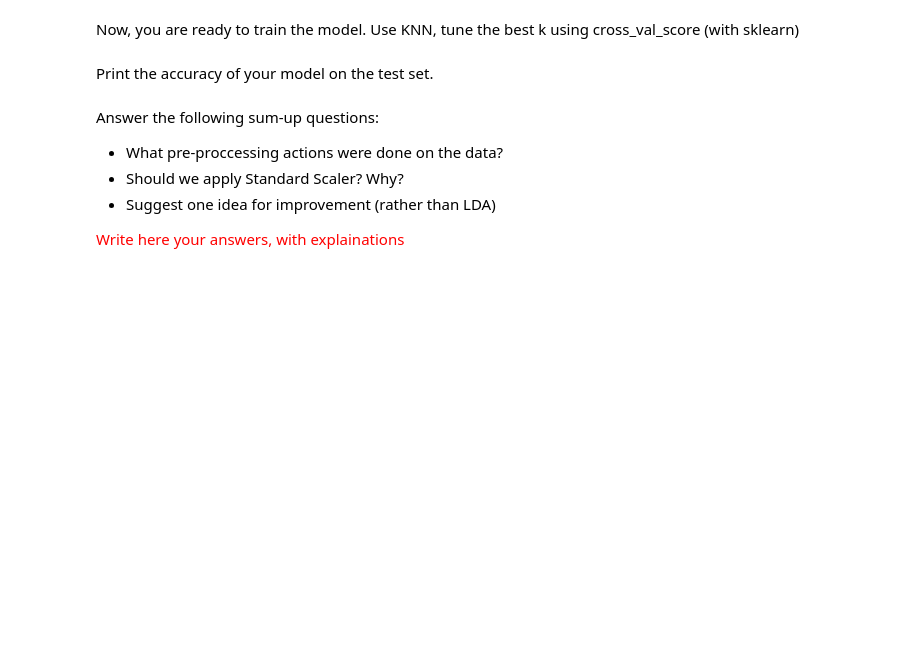
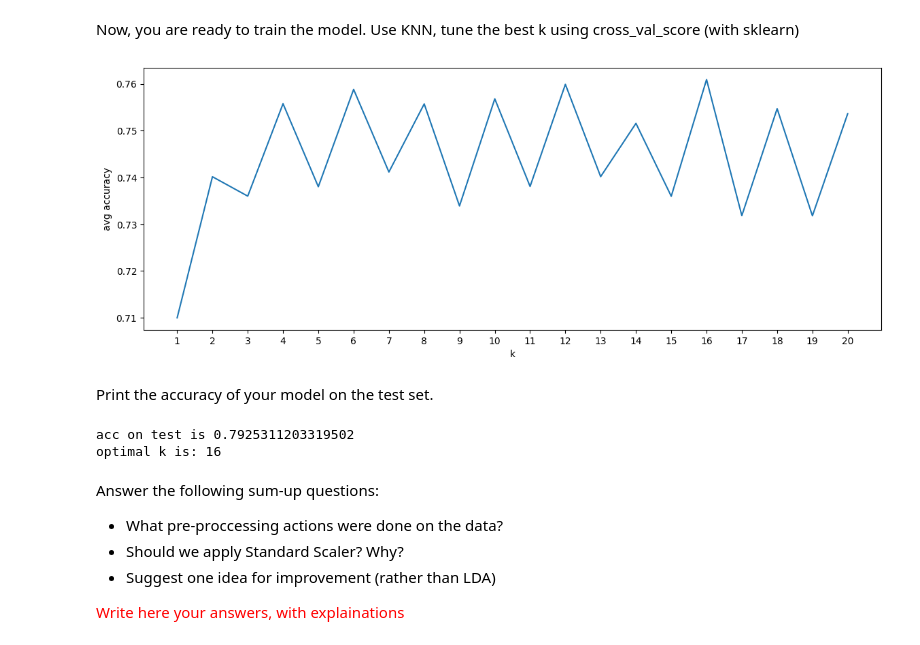
Before and after one commit to RaneemIbra/Machine-Learning, a Jupyter notebook: Intro_To_ML_HW4.ipynb, the cells around one changed output. Cells and saved outputs as stored; diff of their text form; code cells hidden in the pictures; blank space fills up the shorter version.

```diff
--- a/Intro_To_ML_HW4.ipynb
+++ b/Intro_To_ML_HW4.ipynb
@@ -573,12 +625,25 @@ plt.show()
 Now, you are ready to train the model. Use KNN, tune the best k using cross_val_score (with sklearn)
 # %%
 # Implement here
+k_pca = 81
+x_train_new, mu, eig, sorted_eigvals = PCA_train(x_train_flatten, k_pca)
+x_test_new = PCA_test(x_test_flatten, mu, eig)
+ks = list(range(1, 21))
+accs = []
+
+for k in ks:
+    knn = KNeighborsClassifier(n_neighbors=k)
+    scores = cross_val_score(knn, x_train_new, y_train, cv=5)
+    avg_score = scores.mean()
+    accs.append(avg_score)
 
 plt.figure(figsize=(14,5))
 plt.plot(ks, accs)
 plt.xlabel('k')
 plt.xticks(ks)
 plt.ylabel('avg accuracy')
 plt.show()
+# %% [output]
+[figure, added]
 # %% [markdown]
 Print the accuracy of your model on the test set.
@@ -588,3 +650,16 @@ print(f'acc on test is {acc}')
+# %%
+# Implement here
+optimal_k = ks[np.argmax(accs)]
+classifier = KNeighborsClassifier(n_neighbors=optimal_k)
+classifier.fit(x_train_new, y_train)
+transformed_test_data = PCA_test(x_test_flatten, mu, eig)
+predicted_labels = classifier.predict(transformed_test_data)
+acc = accuracy_score(y_test, predicted_labels)
+print(f'acc on test is {acc}')
+print(f'optimal k is: {optimal_k}')
+# %% [output]
+acc on test is 0.7925311203319502
+optimal k is: 16
 # %% [markdown]
 Answer the following sum-up questions: <br/>
 - What pre-proccessing actions were done on the data?
```
Also changed, not shown: parts of 21 cells of this notebook.
